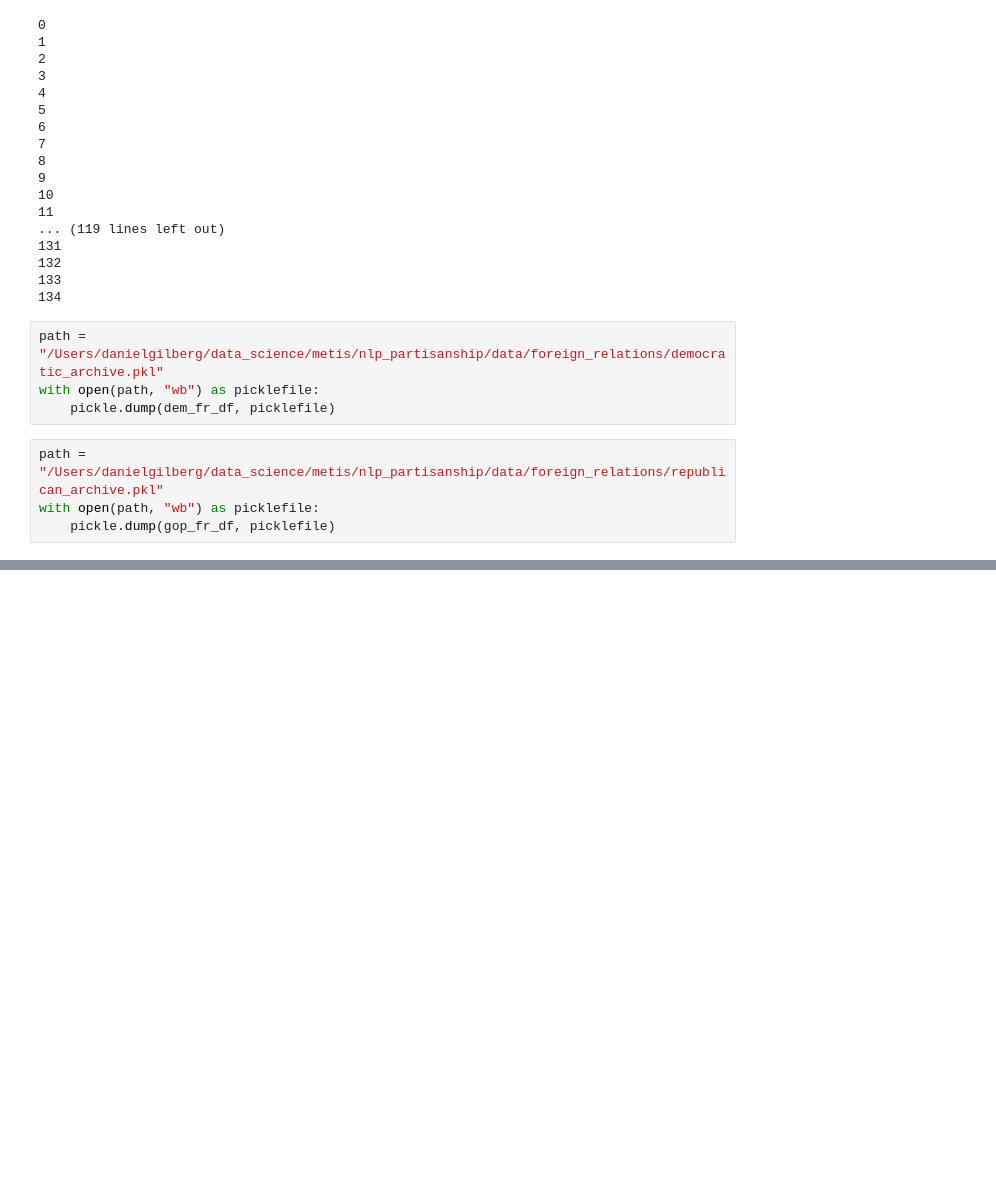
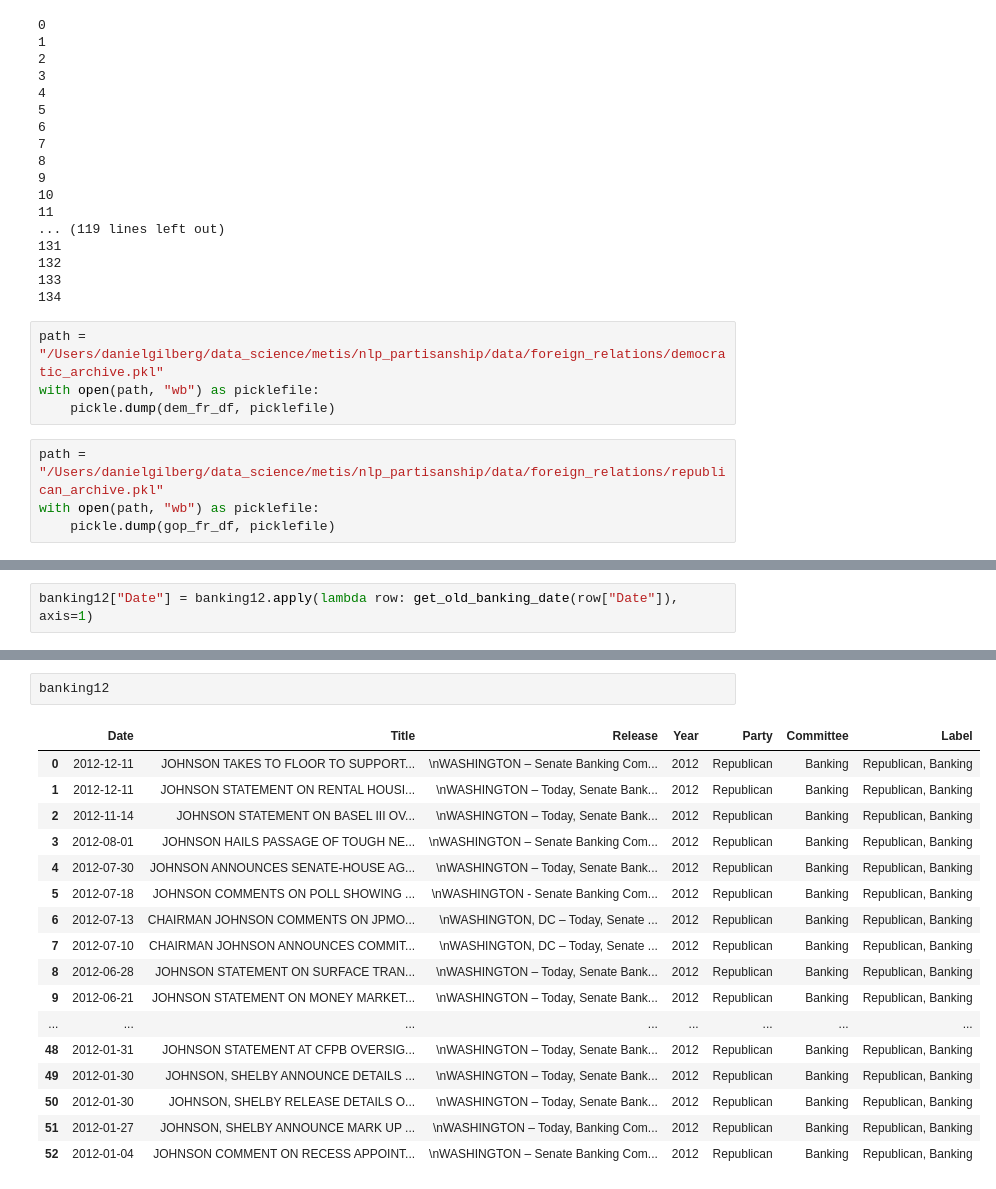
Before and after one commit to dgilbs/nlp_partisanship, a Jupyter notebook: Archive Scraping and Cleaning.ipynb, the cells around one changed output, grey strips where cells are left out. Drawn from its saved outputs; the diff is of its cells as text; blank space fills up the shorter version.

```diff
--- a/Archive Scraping and Cleaning.ipynb
+++ b/Archive Scraping and Cleaning.ipynb
@@ -338,0 +409,2 @@ with open(path, "wb") as picklefile:
+# %%
+banking12["Date"] = banking12.apply(lambda row: get_old_banking_date(row["Date"]), axis=1)
@@ -338,0 +429,20 @@ with open(path, "wb") as picklefile:
+# %%
+banking12
+# %% [output]
+|  | Date | Title | Release | Year | Party | Committee | Label |
+| 0 | 2012-12-11 | JOHNSON TAKES TO FLOOR TO SUPPORT... | \nWASHINGTON – Senate Banking Com... | 2012 | Republican | Banking | Republican, Banking |
+| 1 | 2012-12-11 | JOHNSON STATEMENT ON RENTAL HOUSI... | \nWASHINGTON – Today, Senate Bank... | 2012 | Republican | Banking | Republican, Banking |
+| 2 | 2012-11-14 | JOHNSON STATEMENT ON BASEL III OV... | \nWASHINGTON – Today, Senate Bank... | 2012 | Republican | Banking | Republican, Banking |
+| 3 | 2012-08-01 | JOHNSON HAILS PASSAGE OF TOUGH NE... | \nWASHINGTON – Senate Banking Com... | 2012 | Republican | Banking | Republican, Banking |
+| 4 | 2012-07-30 | JOHNSON ANNOUNCES SENATE-HOUSE AG... | \nWASHINGTON – Today, Senate Bank... | 2012 | Republican | Banking | Republican, Banking |
+| 5 | 2012-07-18 | JOHNSON COMMENTS ON POLL SHOWING ... | \nWASHINGTON - Senate Banking Com... | 2012 | Republican | Banking | Republican, Banking |
+| 6 | 2012-07-13 | CHAIRMAN JOHNSON COMMENTS ON JPMO... | \nWASHINGTON, DC – Today, Senate ... | 2012 | Republican | Banking | Republican, Banking |
+| 7 | 2012-07-10 | CHAIRMAN JOHNSON ANNOUNCES COMMIT... | \nWASHINGTON, DC – Today, Senate ... | 2012 | Republican | Banking | Republican, Banking |
+| 8 | 2012-06-28 | JOHNSON STATEMENT ON SURFACE TRAN... | \nWASHINGTON – Today, Senate Bank... | 2012 | Republican | Banking | Republican, Banking |
+| 9 | 2012-06-21 | JOHNSON STATEMENT ON MONEY MARKET... | \nWASHINGTON – Today, Senate Bank... | 2012 | Republican | Banking | Republican, Banking |
+| ... | ... | ... | ... | ... | ... | ... | ... |
+| 48 | 2012-01-31 | JOHNSON STATEMENT AT CFPB OVERSIG... | \nWASHINGTON – Today, Senate Bank... | 2012 | Republican | Banking | Republican, Banking |
+| 49 | 2012-01-30 | JOHNSON, SHELBY ANNOUNCE DETAILS ... | \nWASHINGTON – Today, Senate Bank... | 2012 | Republican | Banking | Republican, Banking |
+| 50 | 2012-01-30 | JOHNSON, SHELBY RELEASE DETAILS O... | \nWASHINGTON – Today, Senate Bank... | 2012 | Republican | Banking | Republican, Banking |
+| 51 | 2012-01-27 | JOHNSON, SHELBY ANNOUNCE MARK UP ... | \nWASHINGTON – Today, Banking Com... | 2012 | Republican | Banking | Republican, Banking |
+| 52 | 2012-01-04 | JOHNSON COMMENT ON RECESS APPOINT... | \nWASHINGTON – Senate Banking Com... | 2012 | Republican | Banking | Republican, Banking |
```
Also changed, not shown: parts of 9 cells of this notebook, 1 other file.
